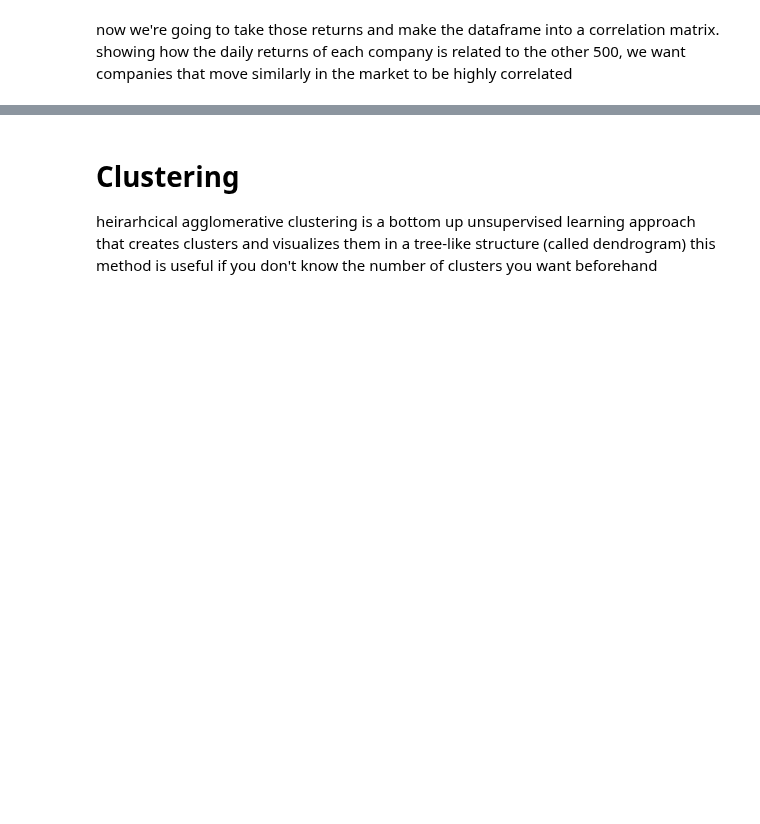
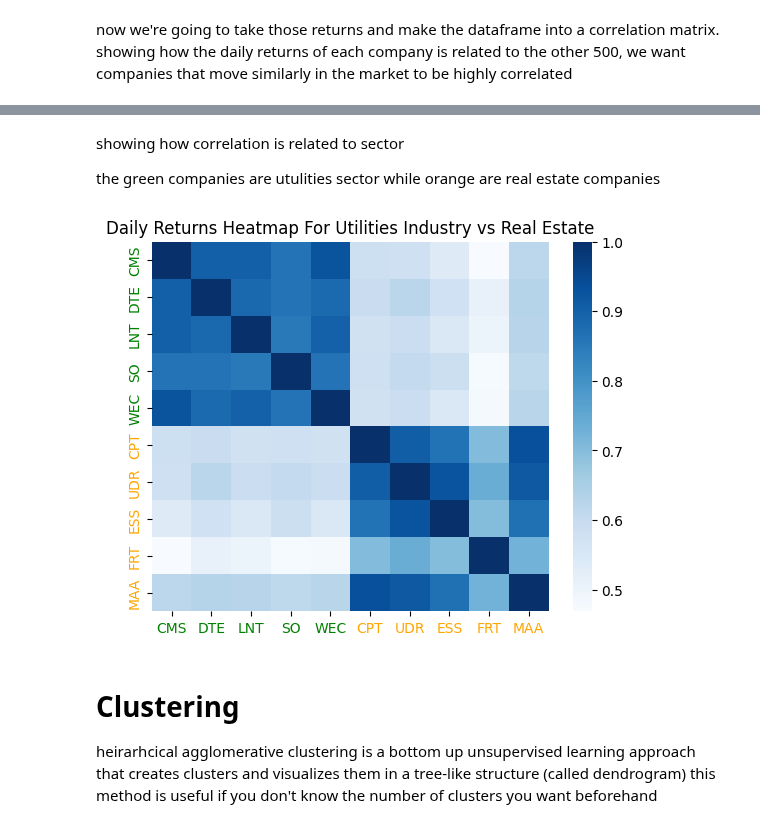
Before and after one commit to ktongk/BTT-JPMC-1, a Jupyter notebook: cluster_final.ipynb, the cells around one changed output, grey strips where cells are left out. Saved outputs shown, nothing was run; the diff lists cells and outputs as text; code cells hidden in the pictures; blank space fills up the shorter version.

```diff
--- a/cluster_final.ipynb
+++ b/cluster_final.ipynb
@@ -181,3 +209,38 @@ Text(0.5, 1.0, 'Correlation heatmap for Price Changes')
+# %% [markdown]
+showing how correlation is related to sector
+
+the green companies are utulities sector while orange are real estate companies
+# %%
+columns = ['CMS', 'DTE', 'LNT', 'SO', 'WEC', 'CPT', 'UDR', 'ESS', 'FRT', 'MAA']
+plotting_df = df_price_pct[columns]
+plotting_df = plotting_df.corr()
+heatmap = sns.heatmap(abs(plotting_df), cmap="Blues")
+
+# Define the companies to be colored differently
+green_companies = ['CMS', 'DTE', 'LNT', 'SO', 'WEC']
+red_companies = ['CPT', 'UDR', 'ESS', 'FRT', 'MAA']
+
+# Customize the text color on the x-axis
+for i, tick_label in enumerate(heatmap.get_xticklabels()):
+    company = columns[i]
+    if company in green_companies:
+        tick_label.set_color("green")
+    elif company in red_companies:
+        tick_label.set_color("orange")
+
+# Customize the text color on the y-axis
+for i, tick_label in enumerate(heatmap.get_yticklabels()):
+    company = columns[i]
+    if company in green_companies:
+        tick_label.set_color("green")
+    elif company in red_companies:
+        tick_label.set_color("orange")
+
+# Set the title and show the plot
+heatmap.set_title("Daily Returns Heatmap For Utilities Industry vs Real Estate")
+plt.show()
+# %% [output]
+[figure, added]
 # %% [markdown]
 <h1>Clustering</h1>
 heirarhcical agglomerative clustering is a bottom up unsupervised learning approach that creates clusters and visualizes them in a tree-like structure (called dendrogram) this method is useful if you don't know the number of clusters you want beforehand
```
Also changed, not shown: parts of 14 cells of this notebook.
